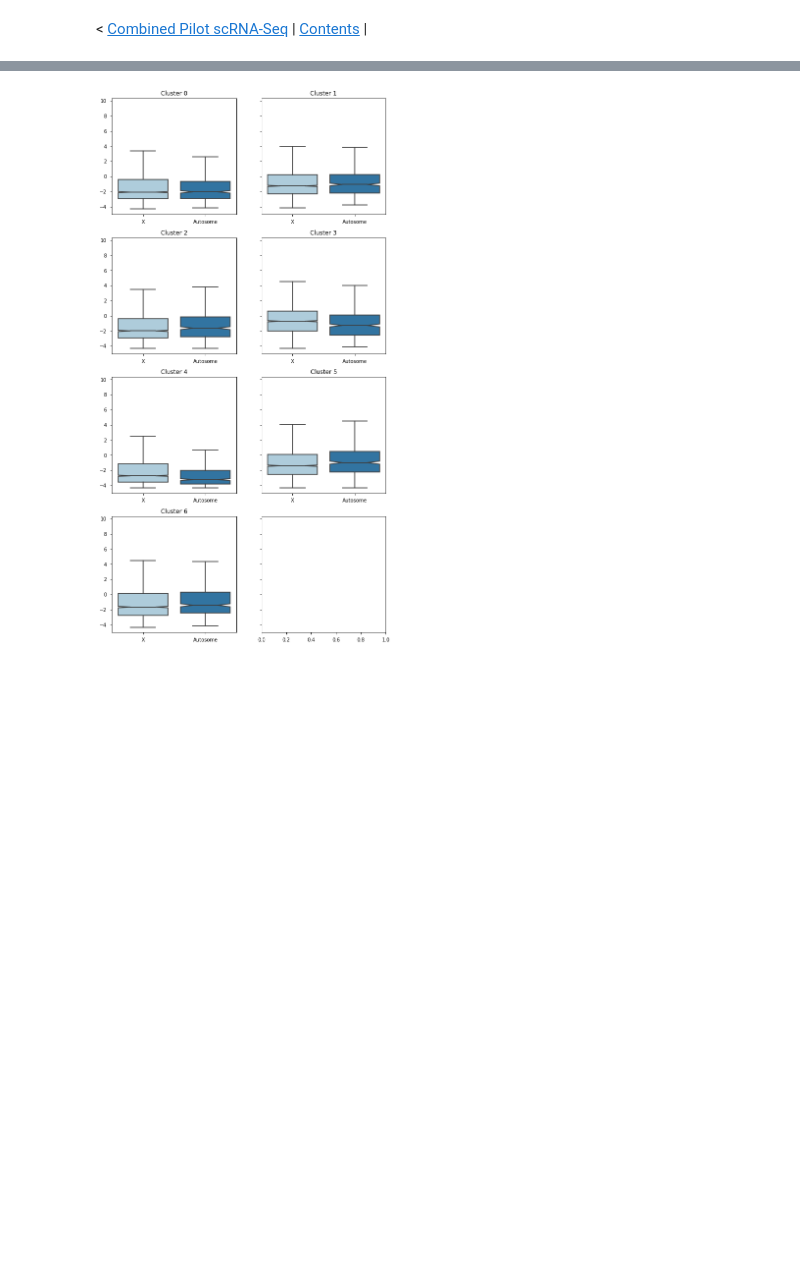
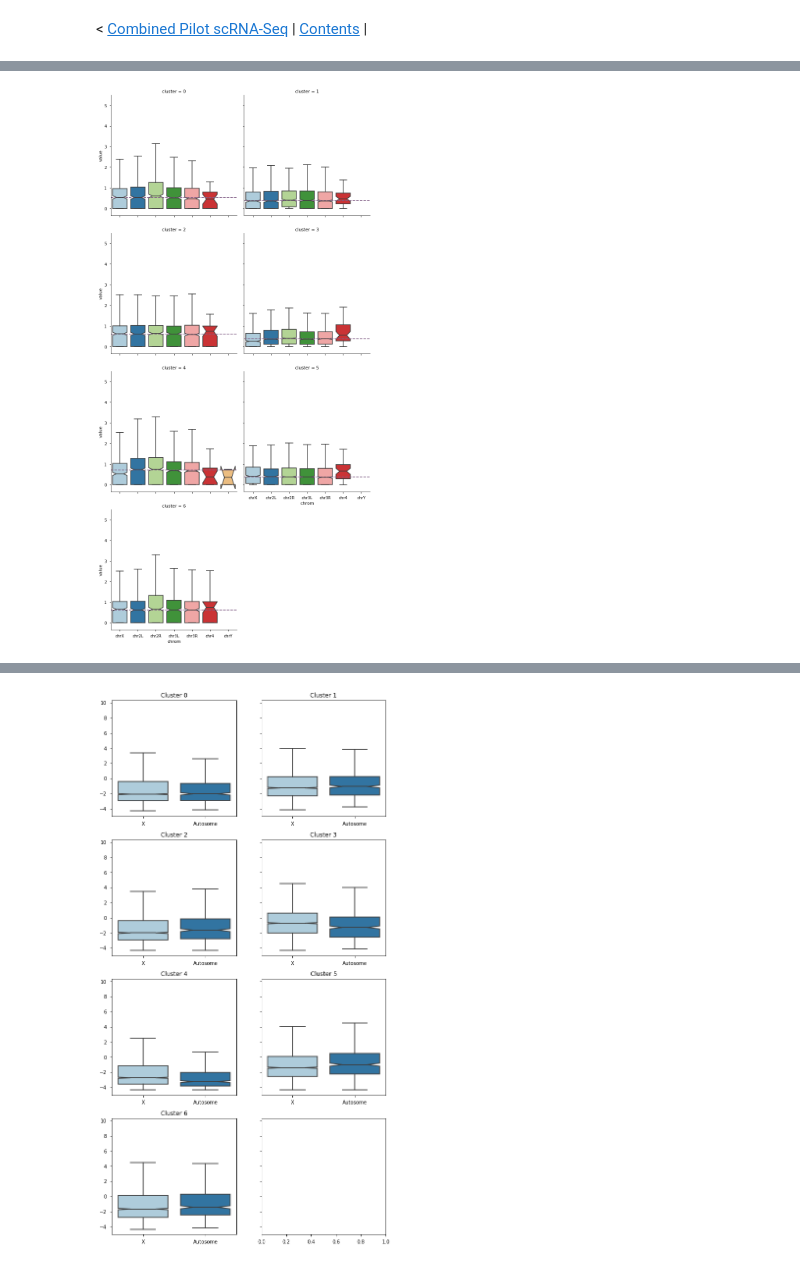
Before and after one commit to jfear/larval_gonad, a Jupyter notebook: docs/04.00-testis_pilot_scRNAseq_X_to_A.ipynb, the cells around one changed output, grey strips where cells are left out. Saved outputs shown, nothing was run; the diff lists cells and outputs as text; code cells hidden in the pictures; blank space fills up the shorter version.

```diff
--- a/docs/04.00-testis_pilot_scRNAseq_X_to_A.ipynb
+++ b/docs/04.00-testis_pilot_scRNAseq_X_to_A.ipynb
@@ -80,0 +183,22 @@ fbgn2chrom = fbgn2chrom[fbgn2chrom['chrom'].isin(CHROMS)]
+# %%
+def normTwo(x, y, cutoff=0, **kwargs):
+    # 1) norm
+    dat = kwargs.pop('data').drop('cluster', axis=1)
+    dat = dat.T
+    expressed = (dat > 0).sum(axis=1) > (dat.shape[1] / 3)
+
+    # 2) calculate median
+    dat = dat[dat.index.isin(expressed[expressed].index)].median(axis=1).to_frame()
+
+    # clean up
+    dat = dat.join(fbgn2chrom, how='left')
+    dat.columns = ['value', 'chrom']
+    dat['log2'] = np.log2(np.exp(dat.value))
+
+    plot_boxplots(x, y, data=dat, **kwargs)
+# %%
+g = sns.FacetGrid(data, col='cluster', col_wrap=2, size=5)
+g.map_dataframe(normTwo, 'chrom', 'value', palette=nbconfig.colors, order=CHROMS, notch=True, fliersize=0, cutoff=1)
+g.set(ylim=(None, 5.5));
+# %% [output]
+[figure, added]
```
Also changed, not shown: parts of 24 cells of this notebook.
